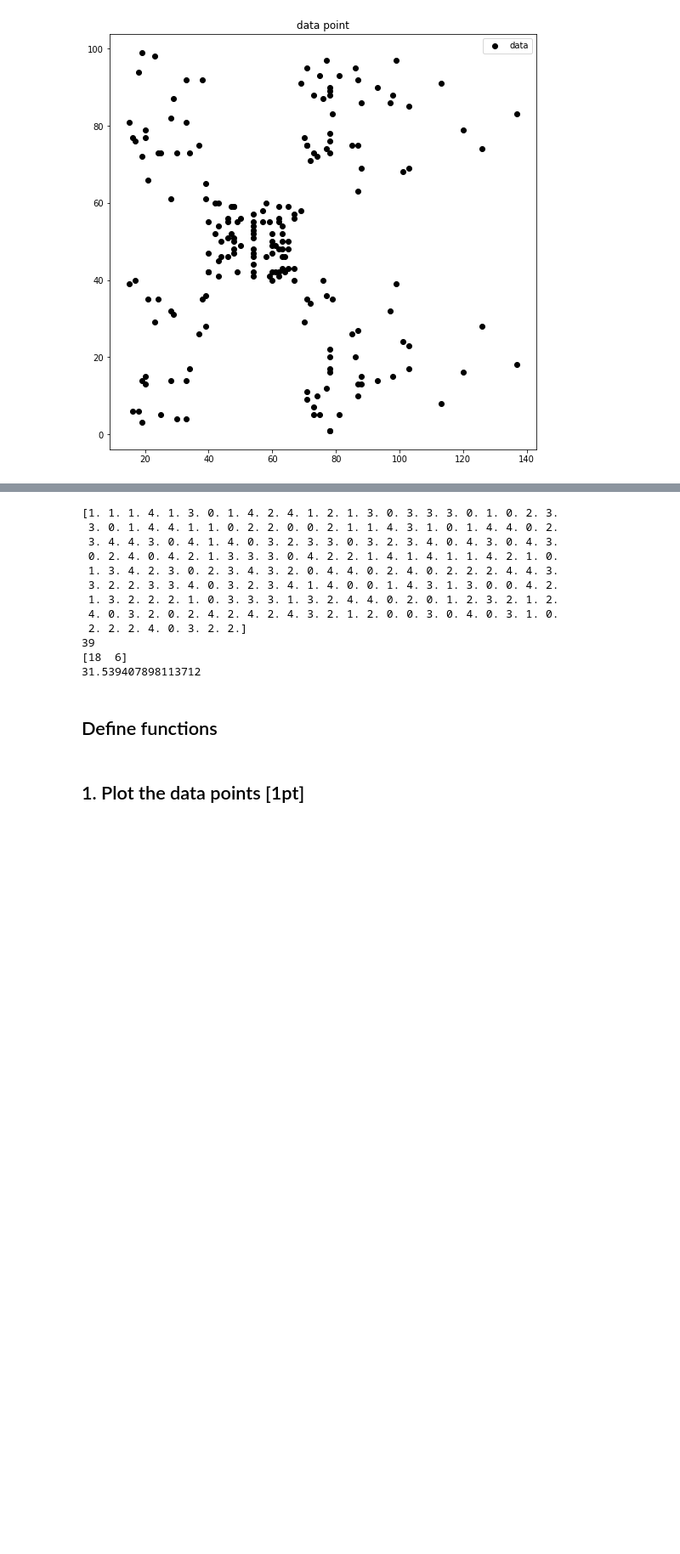
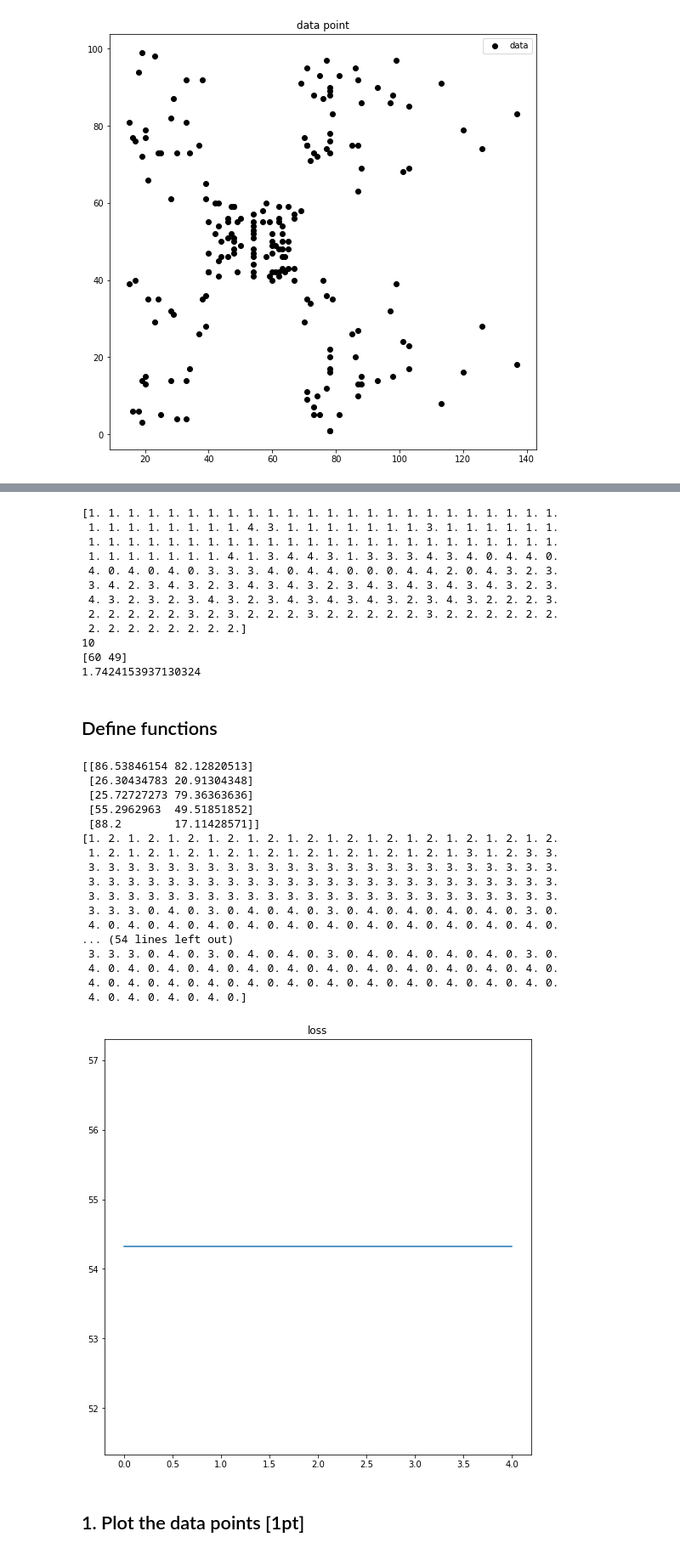
Before and after one commit to kiissy/machine-learning, a Jupyter notebook: Assignment7/assignment-07.ipynb, the cells around one changed output, grey strips where cells are left out. Shown at 85% size. Saved outputs shown, nothing was run; the diff lists cells and outputs as text; code cells hidden in the pictures; blank space fills up the shorter version.

```diff
--- a/Assignment7/assignment-07.ipynb
+++ b/Assignment7/assignment-07.ipynb
@@ -64,6 +64,6 @@ plt.show()
 # %%
 for i in range(n):
-    label = compute_label(data[i], centroids)
+    labels[i] = compute_label(data[i], centroids)
 print(labels)
 
 clusters = []
@@ -77,18 +77,18 @@ print(clusters[0][0])
 loss = compute_loss(clusters, centroids)
 print(loss)
 # %% [output]
-[1. 1. 1. 4. 1. 3. 0. 1. 4. 2. 4. 1. 2. 1. 3. 0. 3. 3. 3. 0. 1. 0. 2. 3.
- 3. 0. 1. 4. 4. 1. 1. 0. 2. 2. 0. 0. 2. 1. 1. 4. 3. 1. 0. 1. 4. 4. 0. 2.
- 3. 4. 4. 3. 0. 4. 1. 4. 0. 3. 2. 3. 3. 0. 3. 2. 3. 4. 0. 4. 3. 0. 4. 3.
- 0. 2. 4. 0. 4. 2. 1. 3. 3. 3. 0. 4. 2. 2. 1. 4. 1. 4. 1. 1. 4. 2. 1. 0.
- 1. 3. 4. 2. 3. 0. 2. 3. 4. 3. 2. 0. 4. 4. 0. 2. 4. 0. 2. 2. 2. 4. 4. 3.
- 3. 2. 2. 3. 3. 4. 0. 3. 2. 3. 4. 1. 4. 0. 0. 1. 4. 3. 1. 3. 0. 0. 4. 2.
- 1. 3. 2. 2. 2. 1. 0. 3. 3. 3. 1. 3. 2. 4. 4. 0. 2. 0. 1. 2. 3. 2. 1. 2.
- 4. 0. 3. 2. 0. 2. 4. 2. 4. 2. 4. 3. 2. 1. 2. 0. 0. 3. 0. 4. 0. 3. 1. 0.
- 2. 2. 2. 4. 0. 3. 2. 2.]
-39
-[18  6]
-31.539407898113712
+[1. 1. 1. 1. 1. 1. 1. 1. 1. 1. 1. 1. 1. 1. 1. 1. 1. 1. 1. 1. 1. 1. 1. 1.
+ 1. 1. 1. 1. 1. 1. 1. 1. 4. 3. 1. 1. 1. 1. 1. 1. 1. 3. 1. 1. 1. 1. 1. 1.
+ 1. 1. 1. 1. 1. 1. 1. 1. 1. 1. 1. 1. 1. 1. 1. 1. 1. 1. 1. 1. 1. 1. 1. 1.
+ 1. 1. 1. 1. 1. 1. 1. 4. 1. 3. 4. 4. 3. 1. 3. 3. 3. 4. 3. 4. 0. 4. 4. 0.
+ 4. 0. 4. 0. 4. 0. 3. 3. 3. 4. 0. 4. 4. 0. 0. 0. 4. 4. 2. 0. 4. 3. 2. 3.
+ 3. 4. 2. 3. 4. 3. 2. 3. 4. 3. 4. 3. 2. 3. 4. 3. 4. 3. 4. 3. 4. 3. 2. 3.
+ 4. 3. 2. 3. 2. 3. 4. 3. 2. 3. 4. 3. 4. 3. 4. 3. 2. 3. 4. 3. 2. 2. 2. 3.
+ 2. 2. 2. 2. 2. 3. 2. 3. 2. 2. 2. 3. 2. 2. 2. 2. 2. 3. 2. 2. 2. 2. 2. 2.
+ 2. 2. 2. 2. 2. 2. 2. 2.]
+10
+[60 49]
+1.7424153937130324
 # %% [markdown]
 ## Define functions
 # %%
@@ -131,3 +161,36 @@ def compute_loss(C, M):
+# %%
+max_iter = 5
+i_labels = init_labels
+L_iters, labels, centroids = grad_desc(i_labels, max_iter)
+
+clusters = []
+for i in range(k):
+    cluster = [data[j] for j in range(n) if labels[j] == 0]
+    clusters.append(cluster)
+
+plt.figure(3,figsize=(9,9))
+plt.plot(np.array(range(max_iter)), L_iters)
+plt.title('loss')
+plt.show()
+# %% [output]
+[[86.53846154 82.12820513]
+ [26.30434783 20.91304348]
+ [25.72727273 79.36363636]
+ [55.2962963  49.51851852]
+ [88.2        17.11428571]]
+[1. 2. 1. 2. 1. 2. 1. 2. 1. 2. 1. 2. 1. 2. 1. 2. 1. 2. 1. 2. 1. 2. 1. 2.
+ 1. 2. 1. 2. 1. 2. 1. 2. 1. 2. 1. 2. 1. 2. 1. 2. 1. 2. 1. 3. 1. 2. 3. 3.
+ 3. 3. 3. 3. 3. 3. 3. 3. 3. 3. 3. 3. 3. 3. 3. 3. 3. 3. 3. 3. 3. 3. 3. 3.
+ 3. 3. 3. 3. 3. 3. 3. 3. 3. 3. 3. 3. 3. 3. 3. 3. 3. 3. 3. 3. 3. 3. 3. 3.
+ 3. 3. 3. 3. 3. 3. 3. 3. 3. 3. 3. 3. 3. 3. 3. 3. 3. 3. 3. 3. 3. 3. 3. 3.
+ 3. 3. 3. 0. 4. 0. 3. 0. 4. 0. 4. 0. 3. 0. 4. 0. 4. 0. 4. 0. 4. 0. 3. 0.
+ 4. 0. 4. 0. 4. 0. 4. 0. 4. 0. 4. 0. 4. 0. 4. 0. 4. 0. 4. 0. 4. 0. 4. 0.
+... (54 lines left out)
+ 3. 3. 3. 0. 4. 0. 3. 0. 4. 0. 4. 0. 3. 0. 4. 0. 4. 0. 4. 0. 4. 0. 3. 0.
+ 4. 0. 4. 0. 4. 0. 4. 0. 4. 0. 4. 0. 4. 0. 4. 0. 4. 0. 4. 0. 4. 0. 4. 0.
+ 4. 0. 4. 0. 4. 0. 4. 0. 4. 0. 4. 0. 4. 0. 4. 0. 4. 0. 4. 0. 4. 0. 4. 0.
+ 4. 0. 4. 0. 4. 0. 4. 0.]
+[figure, added]
 # %% [markdown]
 ## 1. Plot the data points [1pt]
 # %%
```
Also changed, not shown: parts of 4 cells of this notebook.
